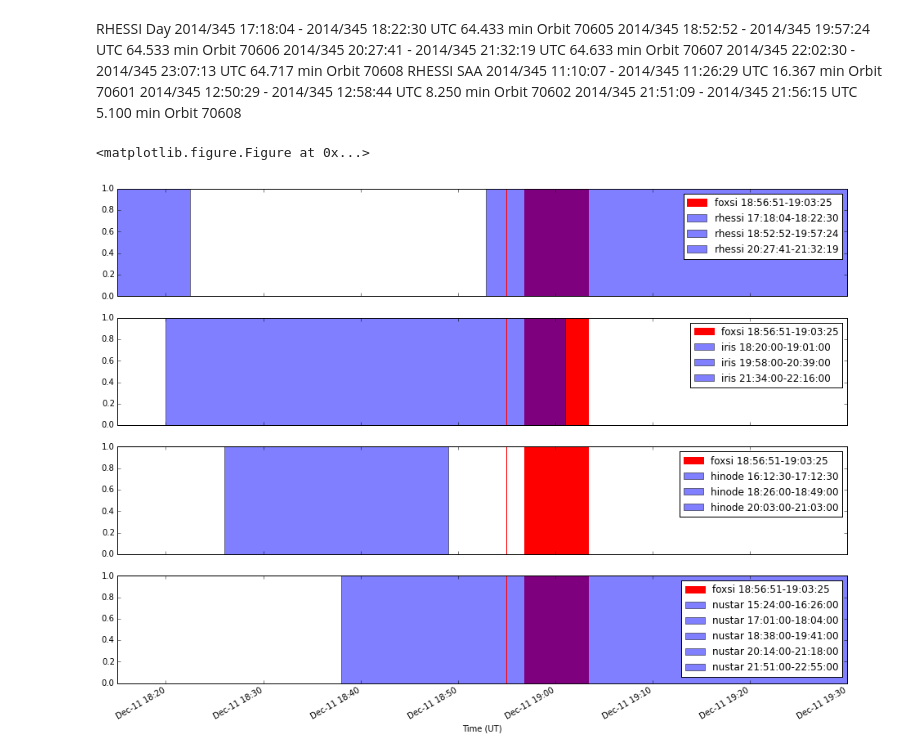
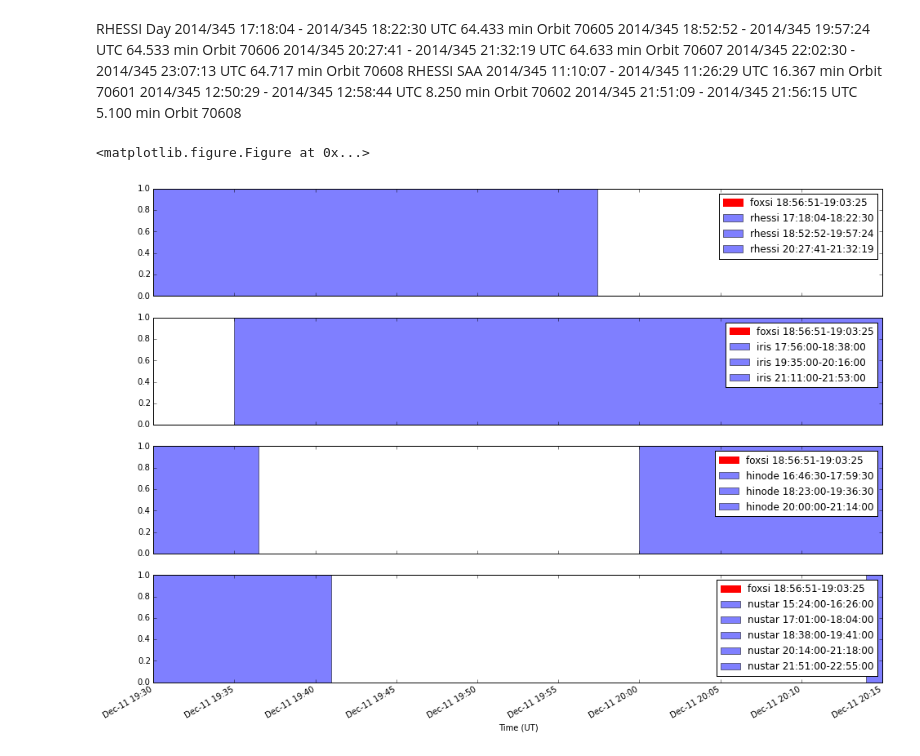
Before and after one commit to ehsteve/ipython-notebooks, a Jupyter notebook: FOXSI 2014 Observation Time.ipynb, the cells around one changed output. Drawn from its saved outputs; the diff is of its cells as text; code cells hidden in the pictures.

Commit message:
updated to FOXSI observation time

```diff
--- a/FOXSI 2014 Observation Time.ipynb
+++ b/FOXSI 2014 Observation Time.ipynb
@@ -21,6 +21,8 @@ print(datetime.strftime(foxsi_launch_time_ut, '%Y/%m/%d %H:%M'))
 2014/12/11 18:55
 # %%
 foxsi_obs_tr = TimeRange([foxsi_launch_time_ut + timedelta(seconds=111), foxsi_launch_time_ut + timedelta(seconds=505)])
+# %%
+foxsi_launch_window = TimeRange(['2014/12/11 18:45', '2014/12/11 19:30'])
 # %%
 print(foxsi_obs_tr)
 # %% [output]
@@ -39,9 +41,13 @@ eclipse free: 18:06- 19:01, 19:44 - 20:39, 21:21-22:16
 SAA free:18:20-19:39, 19:58-21:19, 21:34-22:59
 best times (free of SAAs and eclipses): 18:20 - 19:01, 19:58 - 20:39, 21:34- 22:16
 # %%
-iris = [TimeRange(['2014/12/11 18:20', '2014/12/11 19:01']),
-                TimeRange(['2014/12/11 19:58', '2014/12/11 20:39']),
-                TimeRange(['2014/12/11 21:34', '2014/12/11 22:16'])]
+iris = [TimeRange(['2014/12/11 17:56', '2014/12/11 18:38']),
+        TimeRange(['2014/12/11 19:35', '2014/12/11 20:16']),
+        TimeRange(['2014/12/11 21:11', '2014/12/11 21:53']),
+        #TimeRange(['2014/12/12 18:20', '2014/12/12 19:01']),
+        #TimeRange(['2014/12/12 19:58', '2014/12/12 20:39']),
+        #TimeRange(['2014/12/12 21:34', '2014/12/12 22:16'])
+        ]
 # %%
 nustar = [TimeRange(['2014/12/11 15:24', '2014/12/11 16:26']),
           TimeRange(['2014/12/11 17:01', '2014/12/11 18:04']),
@@ -63,40 +69,41 @@ rhessi = [TimeRange(['2014/12/11 17:18:04', '2014/12/11 18:22:30']),
           TimeRange(['2014/12/11 18:52:52', '2014/12/11 19:57:24']),
           TimeRange(['2014/12/11 20:27:41', '2014/12/11 21:32:19'])]
 # %%
-hinode = [TimeRange(['2014/12/11 16:12:30', '2014/12/11 17:12:30']),
-          TimeRange(['2014/12/11 18:26:00', '2014/12/11 18:49:00']),
-          TimeRange(['2014/12/11 20:03:00', '2014/12/11 21:03:00'])]
+hinode = [TimeRange(['2014/12/11 16:46:30', '2014/12/11 17:59:30']),
+          TimeRange(['2014/12/11 18:23:00', '2014/12/11 19:36:30']),
+          TimeRange(['2014/12/11 20:00:00', '2014/12/11 21:14:00'])]
 # %%
 fig = plt.figure()
 fig, ax = plt.subplots(nrows=4)
 date_fmt = '%b-%d %H:%M'
 date_formatter = mdate.DateFormatter(date_fmt)
 foxsi_tr = datetime.strftime(foxsi_obs_tr.start, '%H:%M:%S') + '-' + datetime.strftime(foxsi_obs_tr.end, '%H:%M:%S')
 names = ['rhessi', 'iris', 'hinode', 'nustar']
 for i, obs in enumerate([rhessi, iris, hinode, nustar]):
-    ax[i].set_xlim(datetime.strptime('2014/12/11 18:15', '%Y/%m/%d %H:%M'),
-            datetime.strptime('2014/12/11 19:30', '%Y/%m/%d %H:%M'))
+    #ax[i].set_xlim(datetime.strptime('2014/12/11 18:15', '%Y/%m/%d %H:%M'),
+    #        datetime.strptime('2014/12/11 20:30', '%Y/%m/%d %H:%M'))
+    ax[i].set_xlim(foxsi_launch_window.start+timedelta(hours=45/60.), foxsi_launch_window.end+timedelta(hours=45/60.))
     ax[i].axvspan(foxsi_obs_tr.start, foxsi_obs_tr.end, alpha=1, label='foxsi ' + foxsi_tr, color='r')
     for j, t in enumerate(obs):
         name = names[i]
         span = [t.start, t.end]
         span_str = datetime.strftime(span[0], '%H:%M:%S') + '-' + datetime.strftime(span[1], '%H:%M:%S')
         ax[i].axvspan(span[0], span[1], facecolor='b', alpha=0.5, label = name + ' ' + span_str)
 
     #plt.text( span[0], 0.5, 'b', rotation=90)
     #plt.text( span[1], 0.5, name + ' End ' + datetime.strftime(span[1], '%H:%M'), rotation=90)
     ax[i].legend()
     ax[i].xaxis.set_major_formatter(date_formatter)
     ax[i].set_xlabel('Time (UT)')
     ax[i].axvline(foxsi_launch_time_ut, label="Launch", color='red')
 
 #ax2 = ax.twiny()
 #ax2.plot_date([time + timedelta(hours=utc_offset) for time in axis_range], [0,1])
 #ax2.xaxis.set_major_formatter(date_formatter)
 #plt.xticks(rotation=30)
 #ax2.set_label('Time (Local)')
 fig.autofmt_xdate()
 plt.show()
 # %% [output]
 <matplotlib.figure.Figure at 0x...>
-[figure, old version]
+[figure, new version]
```
